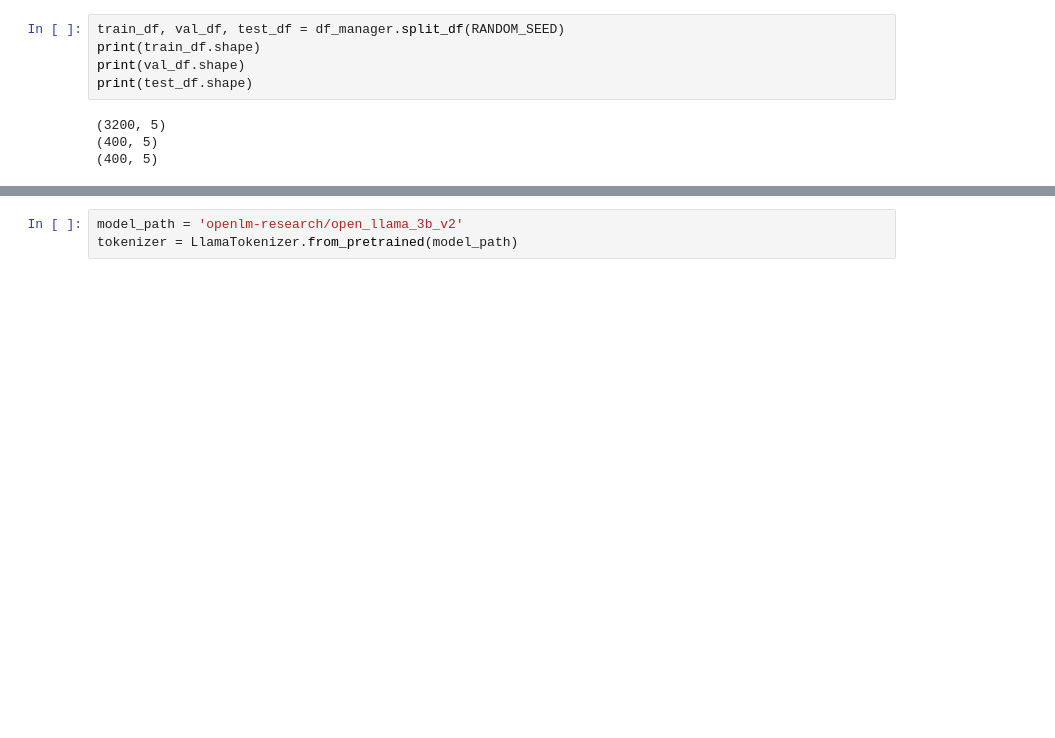
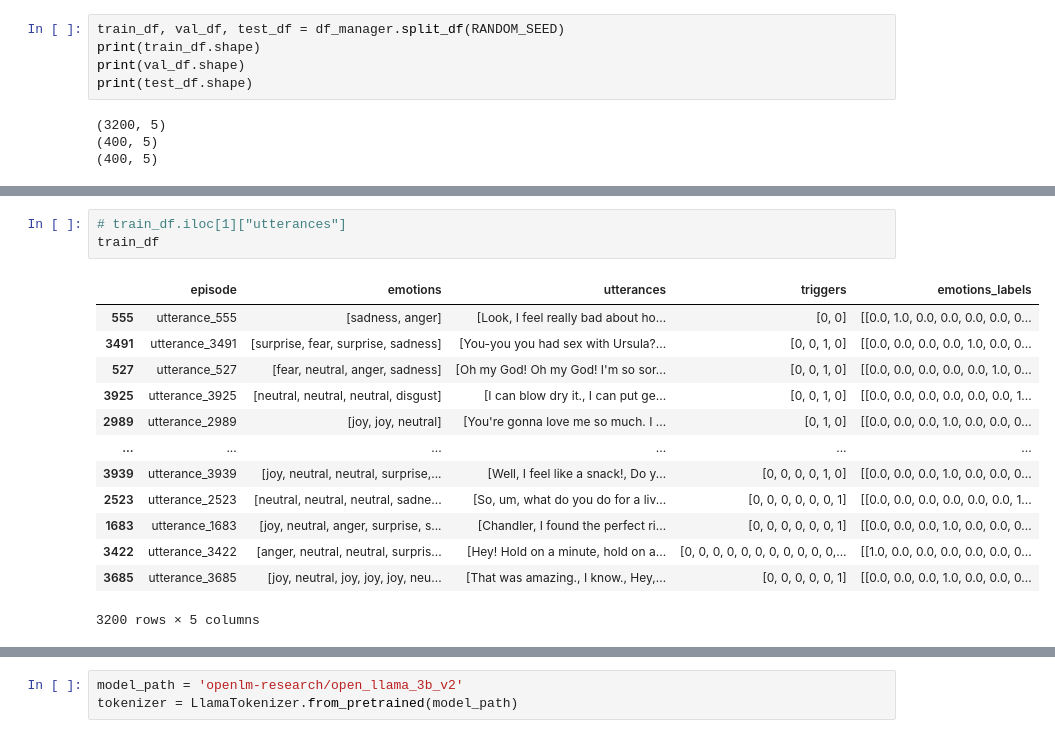
Before and after one commit to PanzaResce/ediref, a Jupyter notebook: llama.ipynb, the cells around one changed output, grey strips where cells are left out. Drawn from its saved outputs; the diff is of its cells as text; blank space fills up the shorter version.

```diff
--- a/llama.ipynb
+++ b/llama.ipynb
@@ -61,0 +67,17 @@ train_dataset[1]
+# %%
+# train_df.iloc[1]["utterances"]
+train_df
+# %% [output]
+|  | episode | emotions | utterances | triggers | emotions_labels |
+| 555 | utterance_555 | [sadness, anger] | [Look, I feel really bad about ho... | [0, 0] | [[0.0, 1.0, 0.0, 0.0, 0.0, 0.0, 0... |
+| 3491 | utterance_3491 | [surprise, fear, surprise, sadness] | [You-you you had sex with Ursula?... | [0, 0, 1, 0] | [[0.0, 0.0, 0.0, 0.0, 1.0, 0.0, 0... |
+| 527 | utterance_527 | [fear, neutral, anger, sadness] | [Oh my God! Oh my God! I'm so sor... | [0, 0, 1, 0] | [[0.0, 0.0, 0.0, 0.0, 0.0, 1.0, 0... |
+| 3925 | utterance_3925 | [neutral, neutral, neutral, disgust] | [I can blow dry it., I can put ge... | [0, 0, 1, 0] | [[0.0, 0.0, 0.0, 0.0, 0.0, 0.0, 1... |
+| 2989 | utterance_2989 | [joy, joy, neutral] | [You're gonna love me so much. I ... | [0, 1, 0] | [[0.0, 0.0, 0.0, 1.0, 0.0, 0.0, 0... |
+| ... | ... | ... | ... | ... | ... |
+| 3939 | utterance_3939 | [joy, neutral, neutral, surprise,... | [Well, I feel like a snack!, Do y... | [0, 0, 0, 0, 1, 0] | [[0.0, 0.0, 0.0, 1.0, 0.0, 0.0, 0... |
+| 2523 | utterance_2523 | [neutral, neutral, neutral, sadne... | [So, um, what do you do for a liv... | [0, 0, 0, 0, 0, 0, 1] | [[0.0, 0.0, 0.0, 0.0, 0.0, 0.0, 1... |
+| 1683 | utterance_1683 | [joy, neutral, anger, surprise, s... | [Chandler, I found the perfect ri... | [0, 0, 0, 0, 0, 0, 1] | [[0.0, 0.0, 0.0, 1.0, 0.0, 0.0, 0... |
+| 3422 | utterance_3422 | [anger, neutral, neutral, surpris... | [Hey! Hold on a minute, hold on a... | [0, 0, 0, 0, 0, 0, 0, 0, 0, 0, 0,... | [[1.0, 0.0, 0.0, 0.0, 0.0, 0.0, 0... |
+| 3685 | utterance_3685 | [joy, neutral, joy, joy, joy, neu... | [That was amazing., I know., Hey,... | [0, 0, 0, 0, 0, 1] | [[0.0, 0.0, 0.0, 1.0, 0.0, 0.0, 0... |
+3200 rows × 5 columns
```
Also changed, not shown: parts of 10 cells of this notebook, 2 other files.
